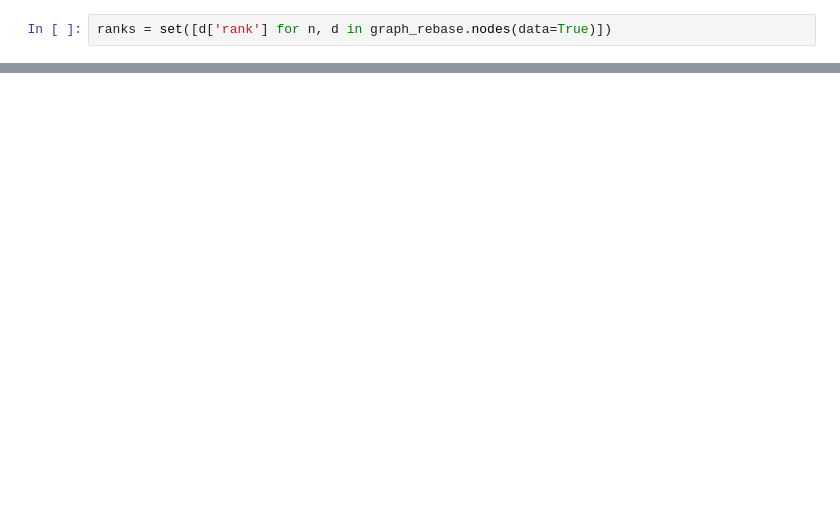
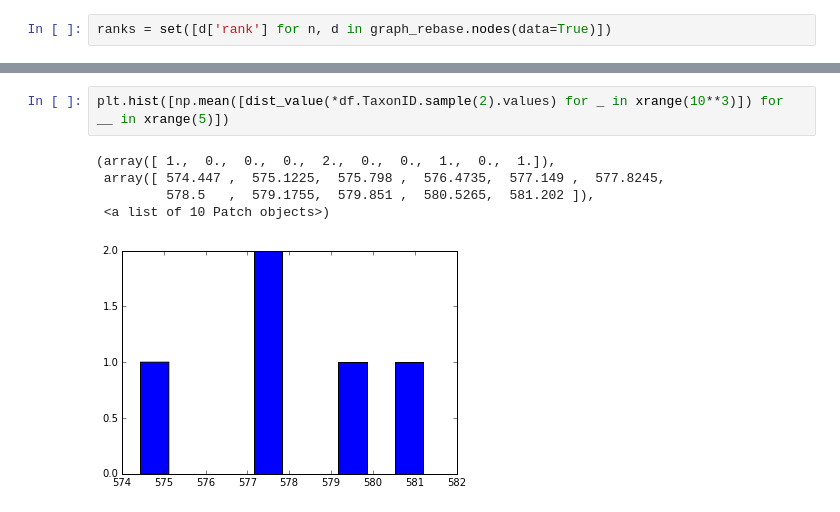
Before and after one commit to erickpeirson/organisms, a Jupyter notebook: Taxonomy Graph.ipynb, the cells around one changed output, grey strips where cells are left out. Cells and saved outputs as stored; diff of their text form; blank space fills up the shorter version.

```diff
--- a/Taxonomy Graph.ipynb
+++ b/Taxonomy Graph.ipynb
@@ -96,0 +127,8 @@ set()
+# %%
+plt.hist([np.mean([dist_value(*df.TaxonID.sample(2).values) for _ in xrange(10**3)]) for __ in xrange(5)])
+# %% [output]
+(array([ 1.,  0.,  0.,  0.,  2.,  0.,  0.,  1.,  0.,  1.]),
+ array([ 574.447 ,  575.1225,  575.798 ,  576.4735,  577.149 ,  577.8245,
+         578.5   ,  579.1755,  579.851 ,  580.5265,  581.202 ]),
+ <a list of 10 Patch objects>)
+[figure, added]
```
Also changed, not shown: parts of 28 cells of this notebook, 5 other files.
